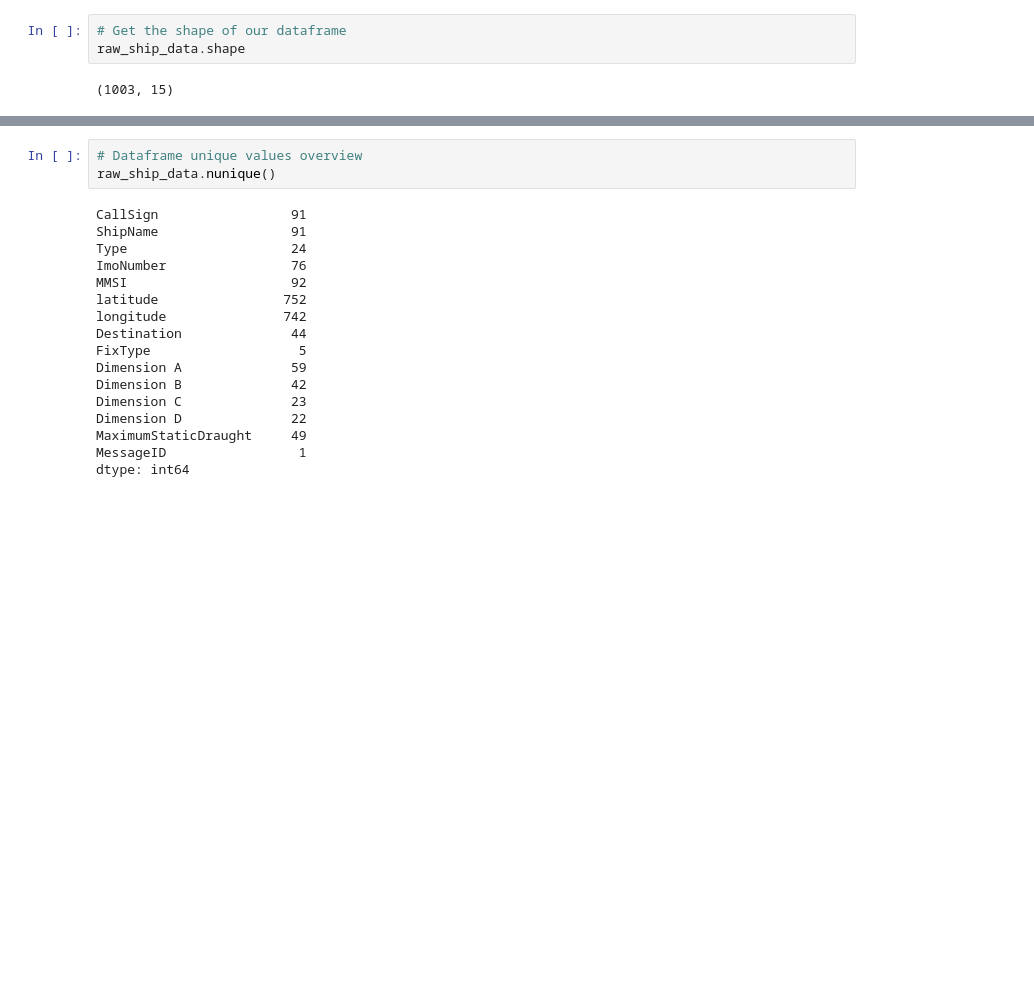
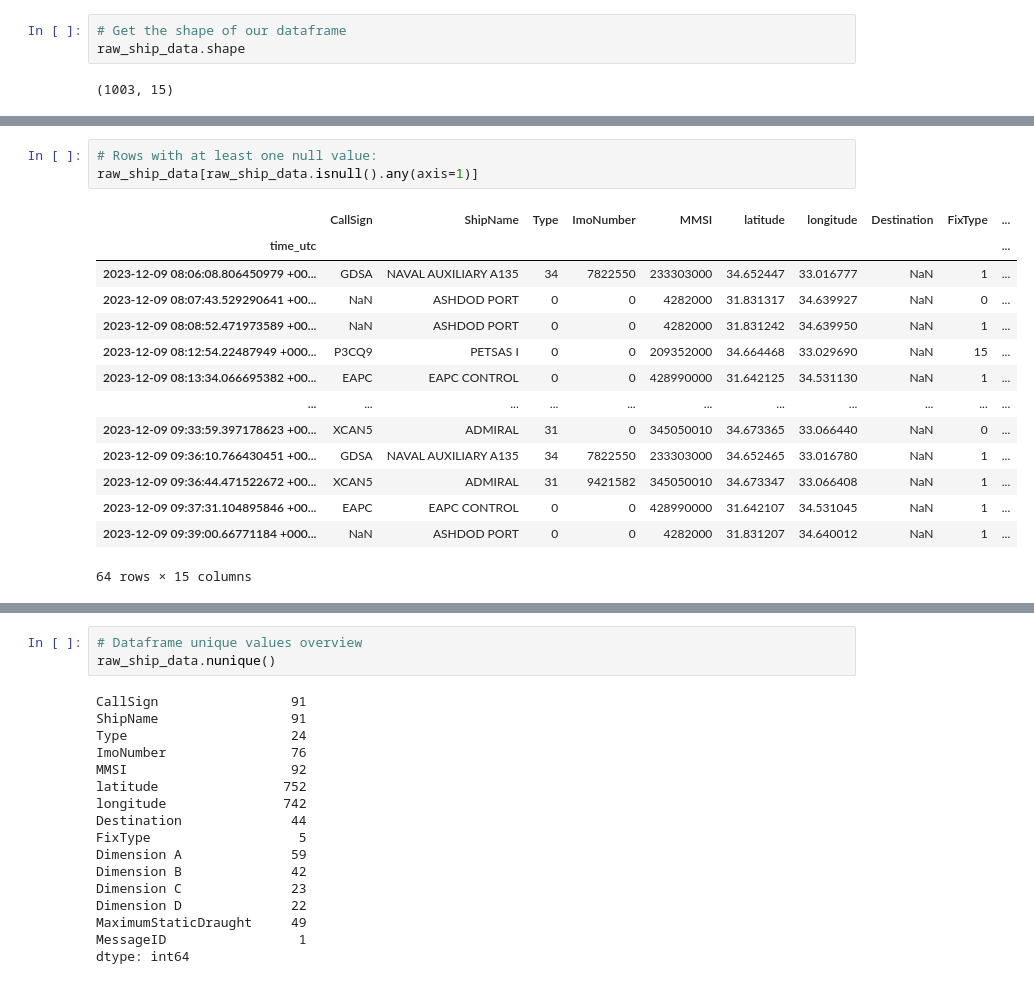
Before and after one commit to HUA-Applied-EFP01/data-analysis-233, a Jupyter notebook: data_analysis.ipynb, the cells around one changed output, grey strips where cells are left out. Saved outputs shown, nothing was run; the diff lists cells and outputs as text; blank space fills up the shorter version.

```diff
--- a/data_analysis.ipynb
+++ b/data_analysis.ipynb
@@ -21,0 +68,18 @@ raw_ship_data.shape
+# %%
+# Rows with at least one null value:
+raw_ship_data[raw_ship_data.isnull().any(axis=1)]
+# %% [output]
+|  | CallSign | ShipName | Type | ImoNumber | MMSI | latitude | longitude | Destination | FixType | ... |
+| time_utc |  |  |  |  |  |  |  |  |  | ... |
+| 2023-12-09 08:06:08.806450979 +00... | GDSA | NAVAL AUXILIARY A135 | 34 | 7822550 | 233303000 | 34.652447 | 33.016777 | NaN | 1 | ... |
+| 2023-12-09 08:07:43.529290641 +00... | NaN | ASHDOD PORT | 0 | 0 | 4282000 | 31.831317 | 34.639927 | NaN | 0 | ... |
+| 2023-12-09 08:08:52.471973589 +00... | NaN | ASHDOD PORT | 0 | 0 | 4282000 | 31.831242 | 34.639950 | NaN | 1 | ... |
+| 2023-12-09 08:12:54.22487949 +000... | P3CQ9 | PETSAS I | 0 | 0 | 209352000 | 34.664468 | 33.029690 | NaN | 15 | ... |
+| 2023-12-09 08:13:34.066695382 +00... | EAPC | EAPC CONTROL | 0 | 0 | 428990000 | 31.642125 | 34.531130 | NaN | 1 | ... |
+| ... | ... | ... | ... | ... | ... | ... | ... | ... | ... | ... |
+| 2023-12-09 09:33:59.397178623 +00... | XCAN5 | ADMIRAL | 31 | 0 | 345050010 | 34.673365 | 33.066440 | NaN | 0 | ... |
+| 2023-12-09 09:36:10.766430451 +00... | GDSA | NAVAL AUXILIARY A135 | 34 | 7822550 | 233303000 | 34.652465 | 33.016780 | NaN | 1 | ... |
+| 2023-12-09 09:36:44.471522672 +00... | XCAN5 | ADMIRAL | 31 | 9421582 | 345050010 | 34.673347 | 33.066408 | NaN | 1 | ... |
+| 2023-12-09 09:37:31.104895846 +00... | EAPC | EAPC CONTROL | 0 | 0 | 428990000 | 31.642107 | 34.531045 | NaN | 1 | ... |
+| 2023-12-09 09:39:00.66771184 +000... | NaN | ASHDOD PORT | 0 | 0 | 4282000 | 31.831207 | 34.640012 | NaN | 1 | ... |
+64 rows × 15 columns
```
Also changed, not shown: parts of 19 cells of this notebook.
